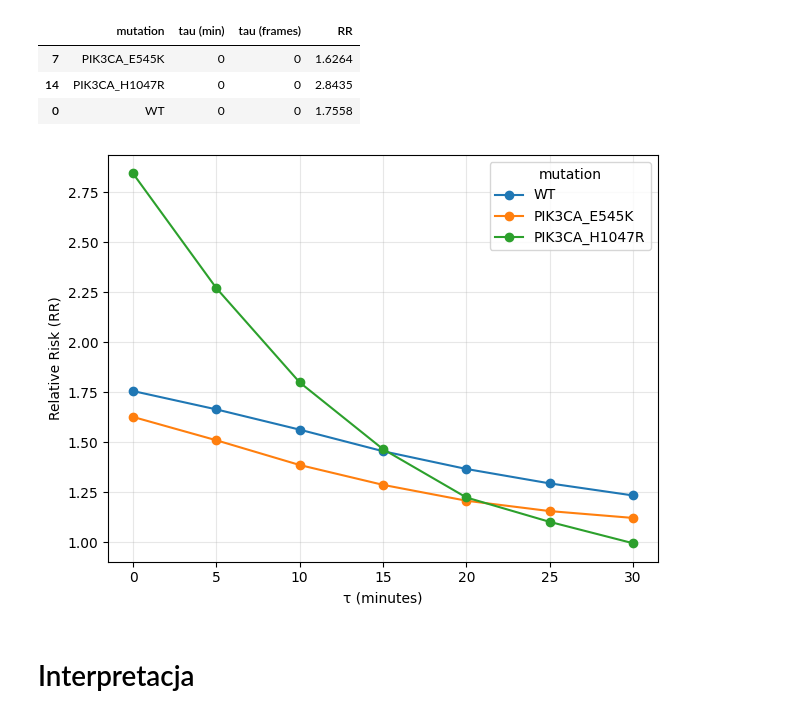
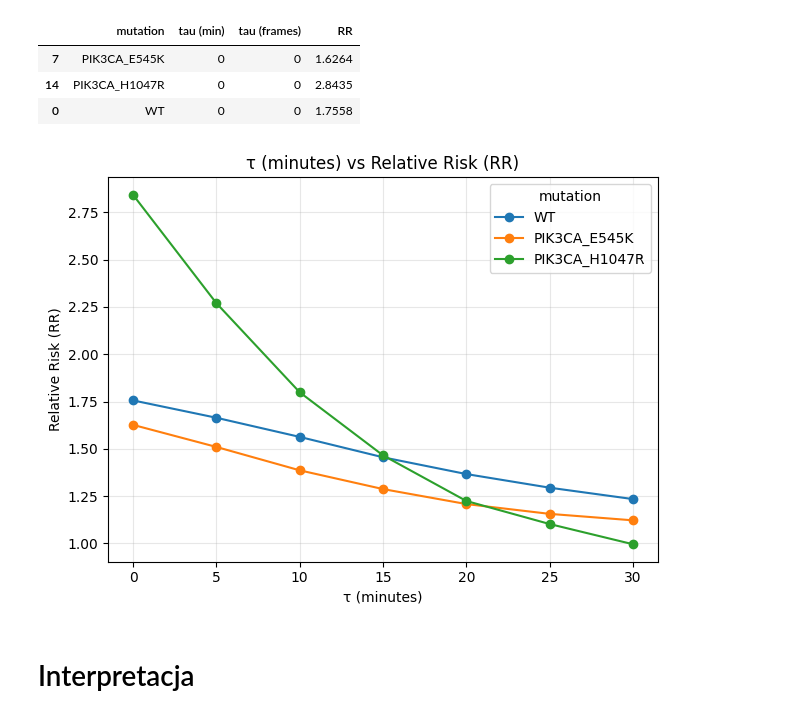
Before and after one commit to Wojttekja/spatiotemporal-signal-propagation, a Jupyter notebook: notebooks/TaskA2_LaggedExposure.ipynb, the cells around one changed output. Cells and saved outputs as stored; diff of their text form; code cells hidden in the pictures.

```diff
--- a/notebooks/TaskA2_LaggedExposure.ipynb
+++ b/notebooks/TaskA2_LaggedExposure.ipynb
@@ -153,19 +150,20 @@ result
 # %%
 plt.figure()
 
 for m in MUTATIONS_SITES:
     sub = df[df['mutation'] == m].sort_values('tau (min)')
     plt.plot(sub['tau (min)'], sub['RR'], marker='o', label=m)
 
+plt.title('τ (minutes) vs Relative Risk (RR)')
 plt.xlabel('τ (minutes)')
 plt.ylabel('Relative Risk (RR)')
 plt.xticks(sorted(df["tau (min)"].unique()))
 plt.legend(title='mutation')
 plt.grid(alpha=0.3)
 plt.tight_layout()
 plt.show()
 # %% [output]
-[figure, old version]
+[figure, new version]
 # %% [markdown]
 # Interpretacja
 # %% [markdown]
```
Also changed, not shown: parts of 4 cells of this notebook, 6 other files.
